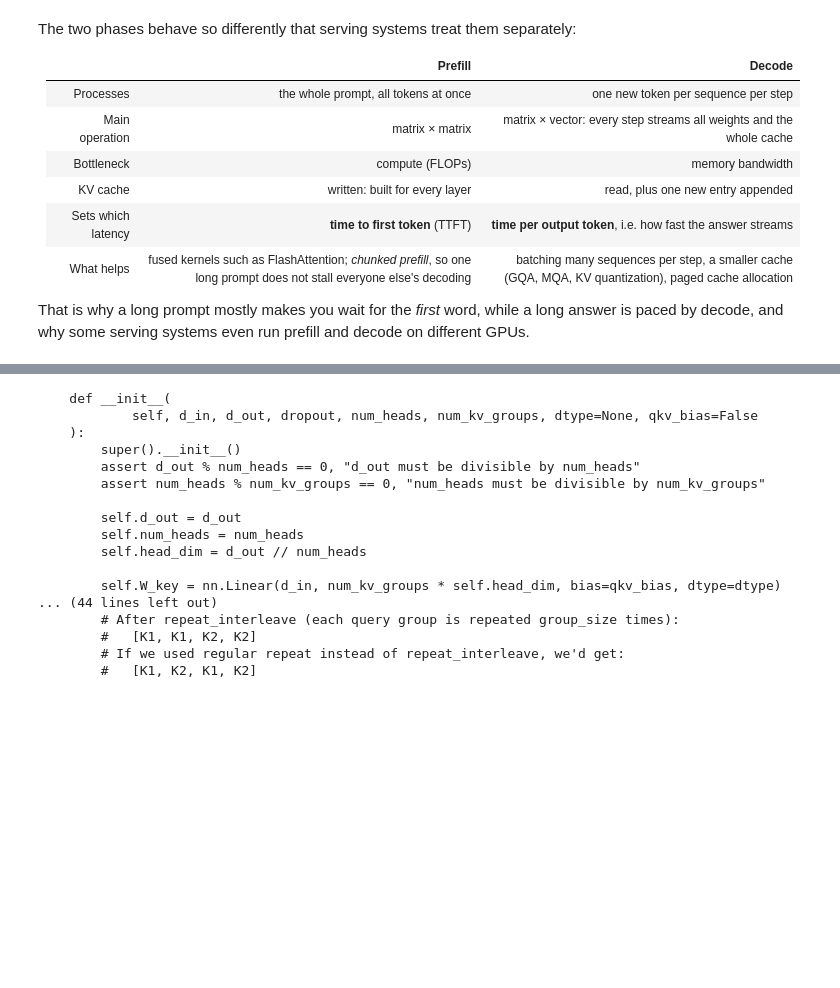
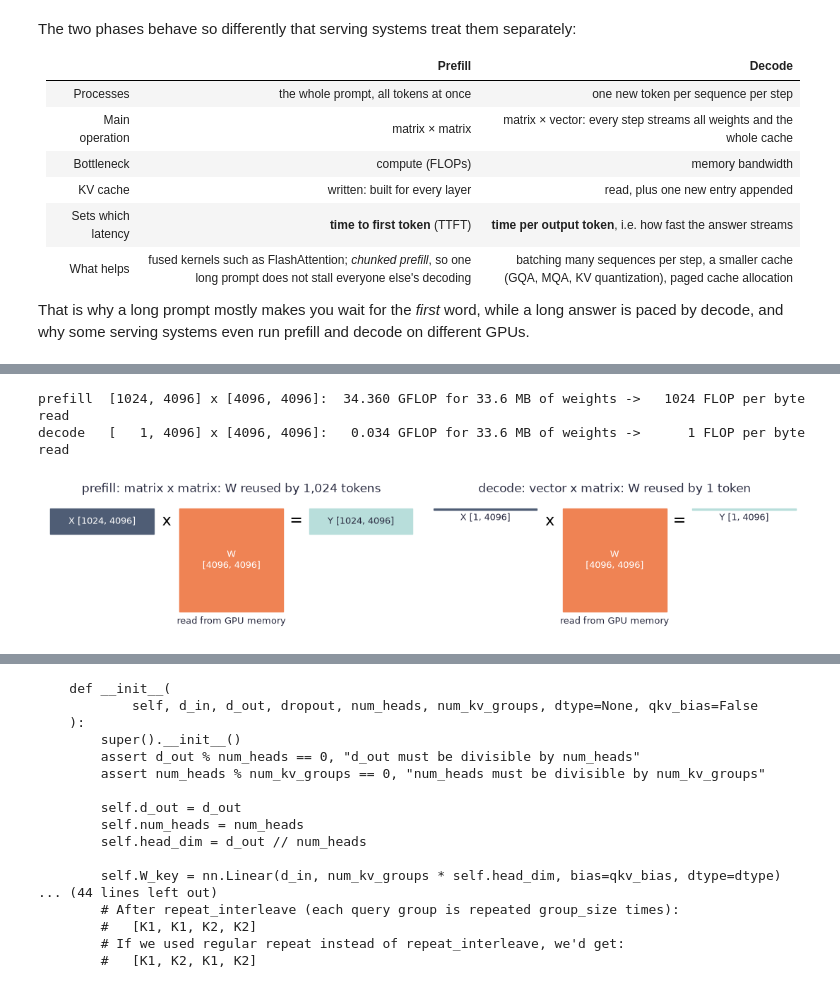
Before and after one commit to chungenyu6/ai-learning-notebooks, a Jupyter notebook: 02-LLM/live/03_gqa_kv_cache.ipynb, the cells around one changed output, grey strips where cells are left out. Drawn from its saved outputs; the diff is of its cells as text; code cells hidden in the pictures; blank space fills up the shorter version.

```diff
--- a/02-LLM/live/03_gqa_kv_cache.ipynb
+++ b/02-LLM/live/03_gqa_kv_cache.ipynb
@@ -283,0 +295,34 @@ That is why a long prompt mostly makes you wait for the *first* word, while a lo
+# %%
+# Same weight matrix W, read once: prefill multiplies it with 1,024 token rows, decode with one
+d, T_p = 4096, 1024
+w_bytes = d * d * 2                                  # FP16: 2 bytes per number
+for name, rows in [("prefill", T_p), ("decode", 1)]:
+    flops = 2 * rows * d * d                         # one multiply and one add per weight per row
+    print(f"{name:8s} [{rows:4d}, {d}] x [{d}, {d}]: {flops / 1e9:7.3f} GFLOP for {w_bytes / 1e6:.1f} MB of weights "
+          f"-> {flops / w_bytes:6.0f} FLOP per byte read")
+
+def label(ax, x, top, height, text, color="white"):
+    # write inside a tall block, below a thin one
+    inside = height > 0.5
+    ax.text(x, top - height / 2 if inside else top - height - 0.3, text, ha="center", va="center", fontsize=9,
+            color=color if inside else "#2b2d42")
+
+fig, axes = plt.subplots(1, 2, figsize=(11, 3.4))
+for ax, (title, rows, n, h) in zip(axes, [("prefill: matrix x matrix", "1,024 tokens", "1024", 1.0),
+                                          ("decode: vector x matrix", "1 token", "1", 0.06)]):
+    ax.add_patch(plt.Rectangle((0, 4 - h), 4, h, color="#4f5d75"))      # X: one row per token
+    label(ax, 2, 4, h, f"X [{n}, 4096]")
+    ax.text(4.5, 3.5, "x", fontsize=16, ha="center", va="center")
+    ax.add_patch(plt.Rectangle((5, 0), 4, 4, color="#ef8354"))          # W: the same in both phases
+    label(ax, 7, 4, 4, "W\n[4096, 4096]")
+    ax.text(7, -0.35, "read from GPU memory", ha="center", va="center", fontsize=9, color="#2b2d42")
+    ax.text(9.5, 3.5, "=", fontsize=16, ha="center", va="center")
+    ax.add_patch(plt.Rectangle((10, 4 - h), 4, h, color="#b8dedb"))     # Y
+    label(ax, 12, 4, h, f"Y [{n}, 4096]", color="#2b2d42")
+    ax.set_title(f"{title}: W reused by {rows}", color="#2b2d42")
+    ax.set_xlim(-0.2, 14.2); ax.set_ylim(-0.7, 4.4); ax.set_aspect("equal"); ax.axis("off")
+plt.tight_layout(); plt.show()
+# %% [output]
+prefill  [1024, 4096] x [4096, 4096]:  34.360 GFLOP for 33.6 MB of weights ->   1024 FLOP per byte read
+decode   [   1, 4096] x [4096, 4096]:   0.034 GFLOP for 33.6 MB of weights ->      1 FLOP per byte read
+[figure, added]
```
Also changed, not shown: parts of 6 cells of this notebook.
